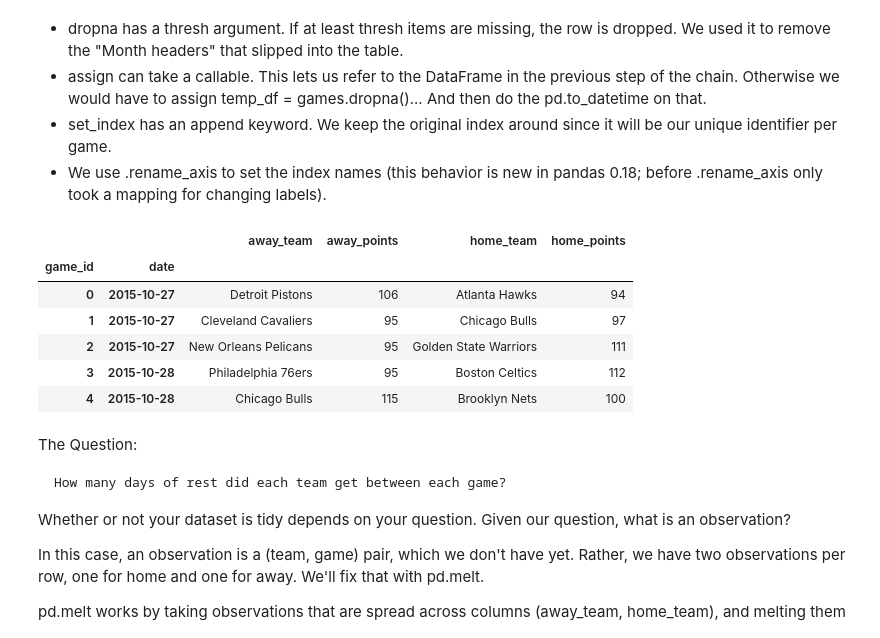
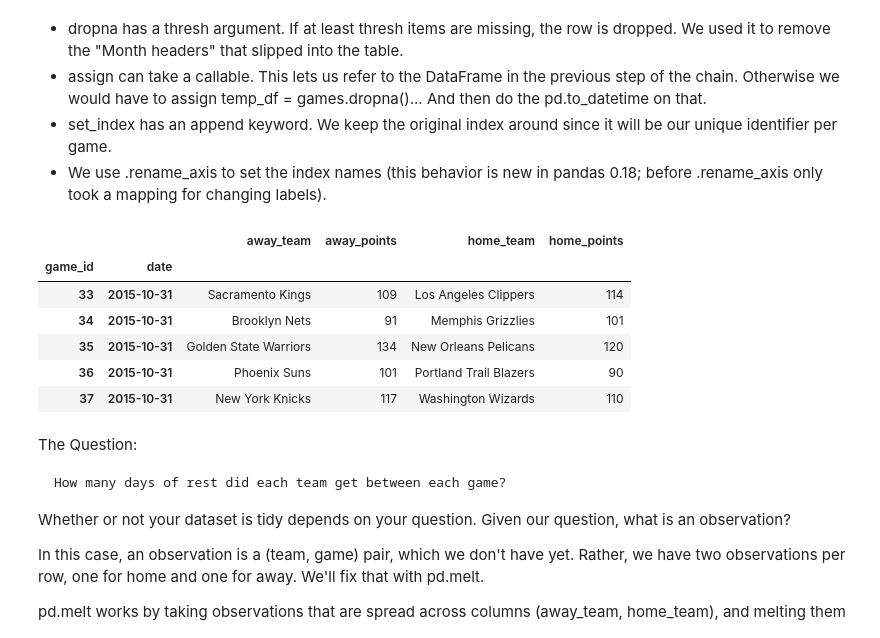
Before and after one commit to buralin/Introduction_to_data_science, a Jupyter notebook: Homework4_CommentsTutorial.ipynb, the cells around one changed output. Saved outputs shown, nothing was run; the diff lists cells and outputs as text; code cells hidden in the pictures.

```diff
--- a/Homework4_CommentsTutorial.ipynb
+++ b/Homework4_CommentsTutorial.ipynb
@@ -59,25 +59,25 @@ A quick aside on that last block.
 # %%
 column_names = {'Date': 'date', 'Start (ET)': 'start',
                 'Unamed: 2': 'box', 'Visitor/Neutral': 'away_team',
                 'PTS': 'away_points', 'Home/Neutral': 'home_team',
                 'PTS.1': 'home_points', 'Unamed: 7': 'n_ot'}
 
 games = (games.rename(columns=column_names)
     .dropna(thresh=4)
     [['date', 'away_team', 'away_points', 'home_team', 'home_points']]
     .assign(date=lambda x: pd.to_datetime(x['date'], format='%a, %b %d, %Y'))
     .set_index('date', append=True)
     .rename_axis(["game_id", "date"])
     .sort_index())
-games.head()
+games.tail()
 # %% [output]
 |  |  | away_team | away_points | home_team | home_points |
 | game_id | date |  |  |  |  |
-| 0 | 2015-10-27 | Detroit Pistons | 106 | Atlanta Hawks | 94 |
-| 1 | 2015-10-27 | Cleveland Cavaliers | 95 | Chicago Bulls | 97 |
-| 2 | 2015-10-27 | New Orleans Pelicans | 95 | Golden State Warriors | 111 |
-| 3 | 2015-10-28 | Philadelphia 76ers | 95 | Boston Celtics | 112 |
-| 4 | 2015-10-28 | Chicago Bulls | 115 | Brooklyn Nets | 100 |
+| 33 | 2015-10-31 | Sacramento Kings | 109 | Los Angeles Clippers | 114 |
+| 34 | 2015-10-31 | Brooklyn Nets | 91 | Memphis Grizzlies | 101 |
+| 35 | 2015-10-31 | Golden State Warriors | 134 | New Orleans Pelicans | 120 |
+| 36 | 2015-10-31 | Phoenix Suns | 101 | Portland Trail Blazers | 90 |
+| 37 | 2015-10-31 | New York Knicks | 117 | Washington Wizards | 110 |
 # %% [markdown]
 The Question:
 
```
Also changed, not shown: 2 other files.
